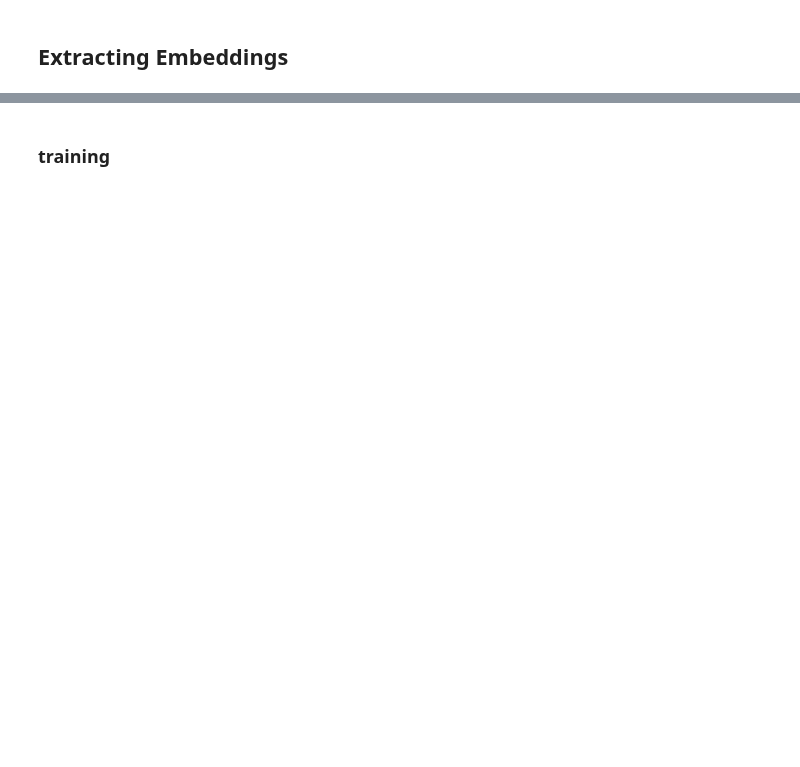
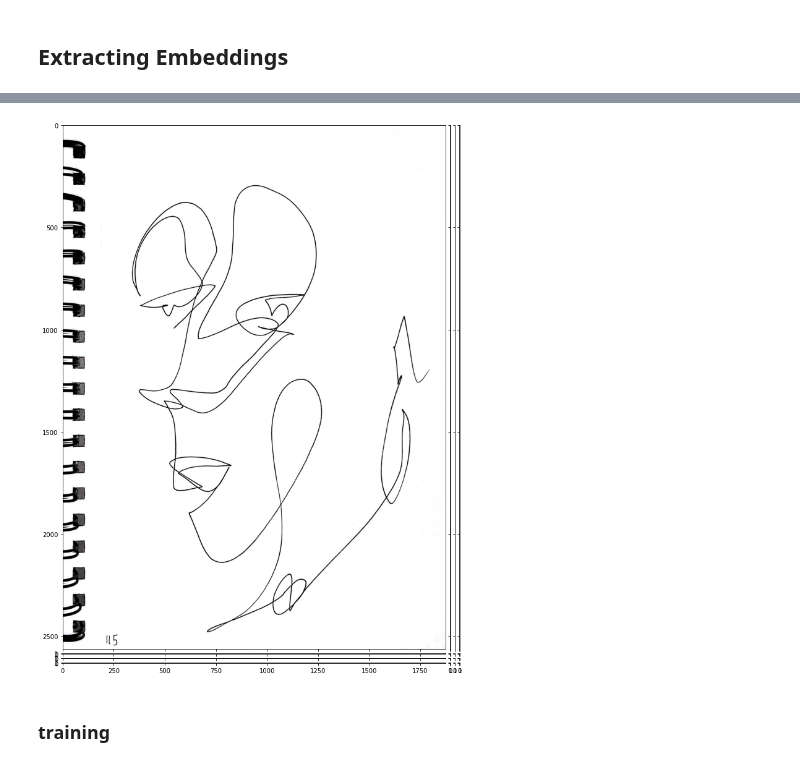
Before and after one commit to andrewlook/singleline_dataset, a Jupyter notebook: nbs/01_embeddings.ipynb, the cells around one changed output, grey strips where cells are left out. Saved outputs shown, nothing was run; the diff lists cells and outputs as text; code cells hidden in the pictures; blank space fills up the shorter version.

```diff
--- a/nbs/01_embeddings.ipynb
+++ b/nbs/01_embeddings.ipynb
@@ -256,0 +475,18 @@ df.head()
+# %%
+#| export
+def show_cluster(clusters_df, clusters, idx, colname='orig_fname'):
+    imgs = [Image.open(clusters_df.iloc[i][colname]) for i in clusters[idx]]
+
+    fig = plt.figure(figsize=(16.0, 16.0))
+    grid = ImageGrid(
+        fig,
+        111,  # similar to subplot(111)
+        nrows_ncols=(4, 4),  # creates 2x2 grid of axes
+        axes_pad=0.1,  # pad between axes in inch.
+    )
+
+    for ax, im in zip(grid, imgs):
+        # Iterating over the grid returns the Axes.
+        ax.imshow(im)
+
+    plt.show()
@@ -256,0 +527,4 @@ df.head()
+# %%
+show_cluster(clusters_df=cdf, clusters=knn_clusterid, idx=14, colname='orig_fname')
+# %% [output]
+[figure, added]
```
Also changed, not shown: parts of 37 cells of this notebook, 5 other files.
